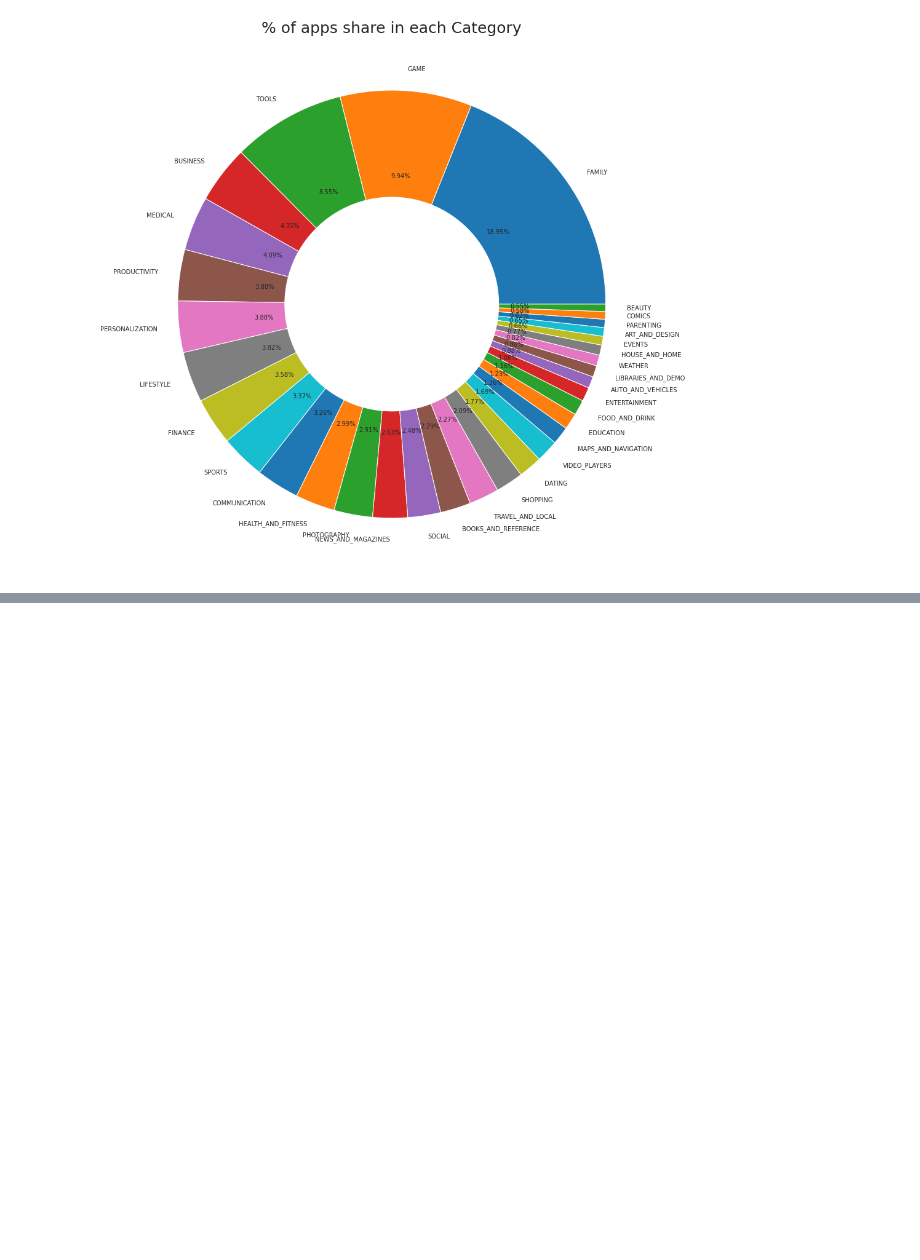
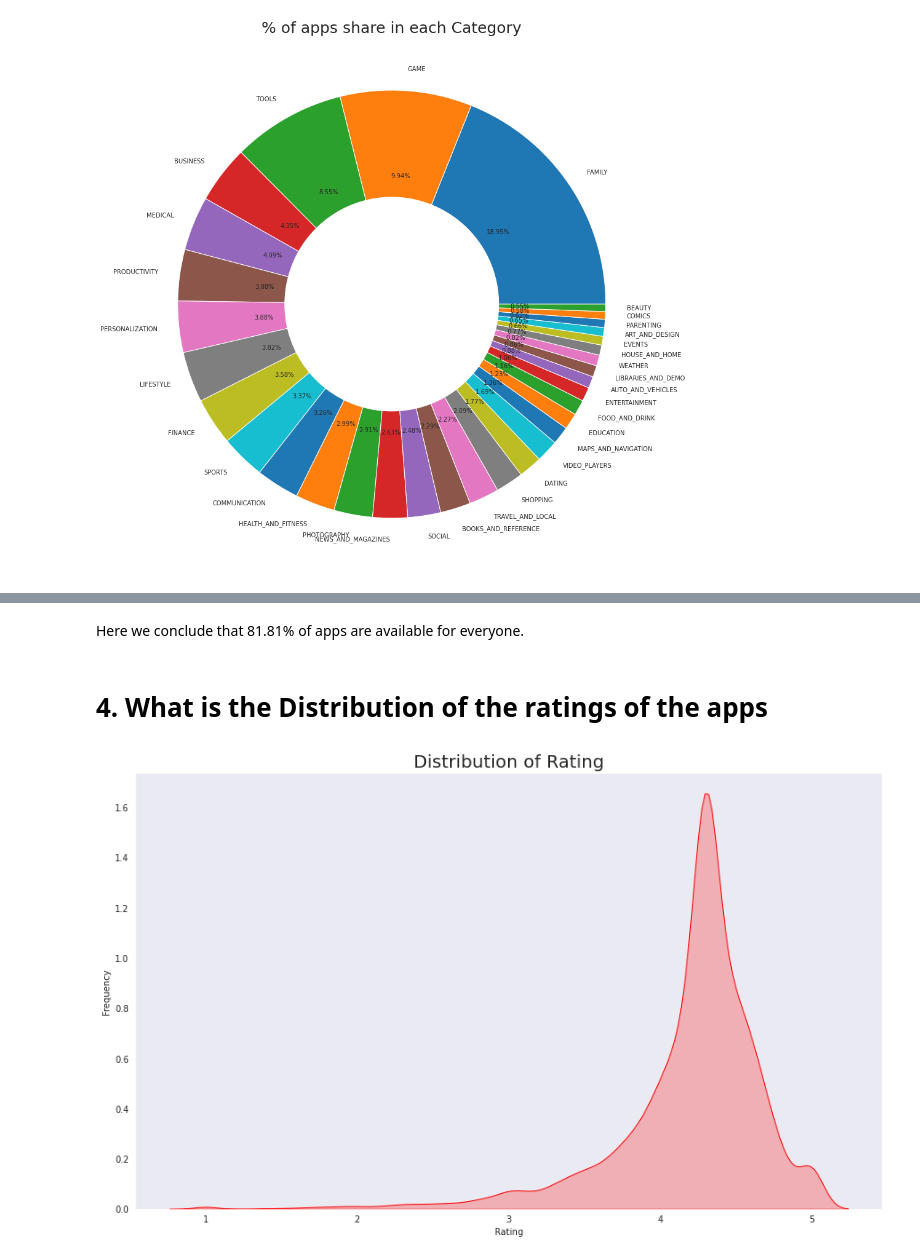
Before and after one commit to Faraz-Khan02/Play-Store-App-Review-Analysis, a Jupyter notebook: Play_Store_App_Review_Analysis_Capstone_Project.ipynb, the cells around one changed output, grey strips where cells are left out. Saved outputs shown, nothing was run; the diff lists cells and outputs as text; code cells hidden in the pictures; blank space fills up the shorter version.

```diff
--- a/Play_Store_App_Review_Analysis_Capstone_Project.ipynb
+++ b/Play_Store_App_Review_Analysis_Capstone_Project.ipynb
@@ -535,0 +739,12 @@ plt.show()
+# %% [markdown]
+Here we conclude that 81.81% of apps are available for everyone.
+# %% [markdown]
+# **4. What is the Distribution of the ratings of the apps**
+# %%
+plt.figure(figsize=(15,9))
+plt.xlabel("Rating")
+plt.ylabel("Frequency")
+graph = sns.kdeplot(ps_df.Rating, color="Red", shade = True)
+plt.title('Distribution of Rating',size = 20);
+# %% [output]
+[figure, added]
```
Also changed, not shown: parts of 30 cells of this notebook.
